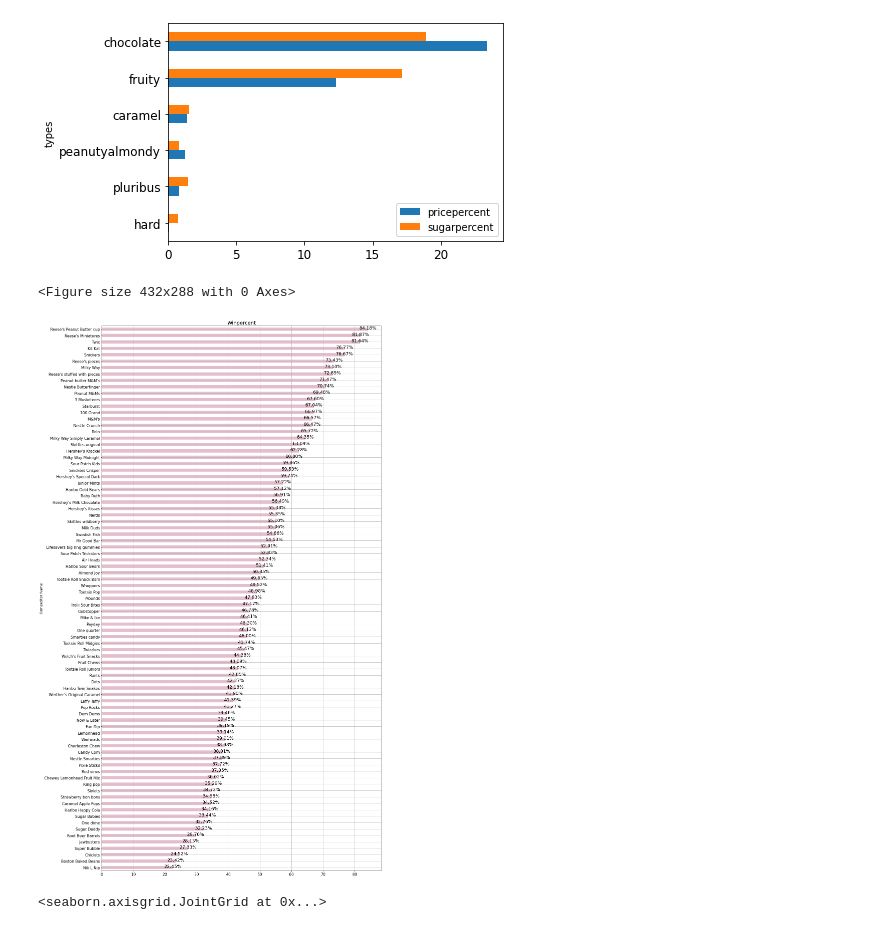
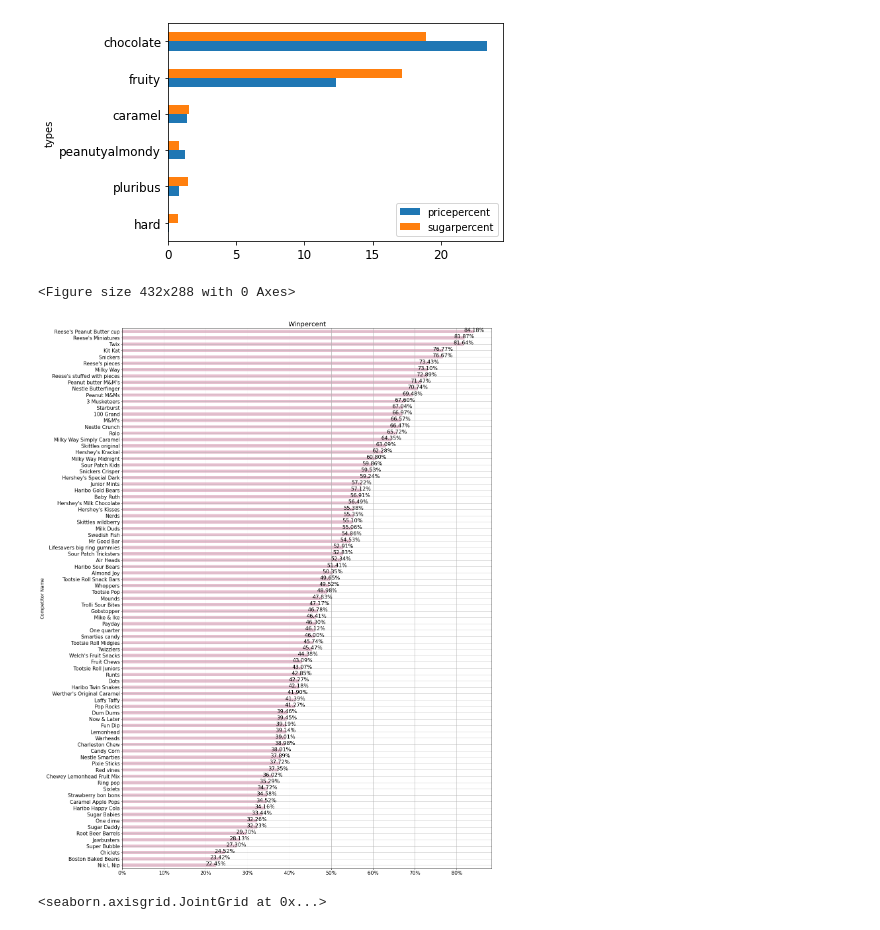
Before and after one commit to ekritsin/candy-challenge, a Jupyter notebook: Candy.ipynb, the cells around one changed output. Cells and saved outputs as stored; diff of their text form; code cells hidden in the pictures.

Commit message:
Graph of winpercent in the Regression Model

```diff
--- a/Candy.ipynb
+++ b/Candy.ipynb
@@ -92,29 +114,29 @@ ax = desc.plot(kind="barh", fontsize=12)
 # %%
 import matplotlib.ticker as mtick
 desc =candy.groupby('competitorname')[['winpercent']].sum().sort_values(by ='winpercent')
 fig= plt.figure()
 
 cmap = cm.get_cmap('Spectral')
 ax = desc.plot(kind="barh", fontsize=15.,linestyle='--', cmap = cmap,
                    alpha=.25 , grid = True)
 
 
-#ax.xaxis.set_major_formatter(mtick.PercentFormatter())
+ax.xaxis.set_major_formatter(mtick.PercentFormatter())
 for p in ax.patches:
     width = p.get_width()
     height = p.get_height()
 
     x, y = p.get_xy()
-    ax.annotate(f'{width:.2f}%', (x + width, y + height*0.4), ha='center',fontsize=18)
+    ax.annotate(f'{width:.2f}%', (x + width, y + height*0.4), ha='center',fontsize=16)
 
-plt.gcf().set_size_inches(20, 40)
+plt.gcf().set_size_inches(20, 30)
 plt.ylabel(ylabel='Competitor Name',fontsize=14)
 plt.title('Winpercent', fontsize = 20)
 ax.get_legend().remove()
 plt.show()
 # %% [output]
 <Figure size 432x288 with 0 Axes>
-[figure, old version]
+[figure, new version]
 # %%
 import seaborn as sns
 sns.jointplot(data=candy, x="sugarpercent", y="pricepercent", kind="reg")
```
Also changed, not shown: parts of 7 cells of this notebook.
